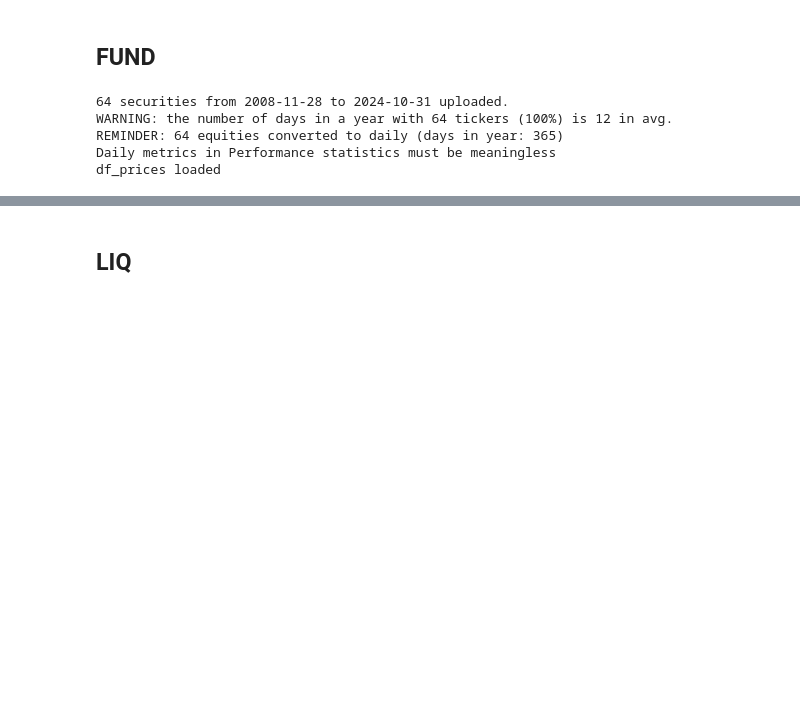
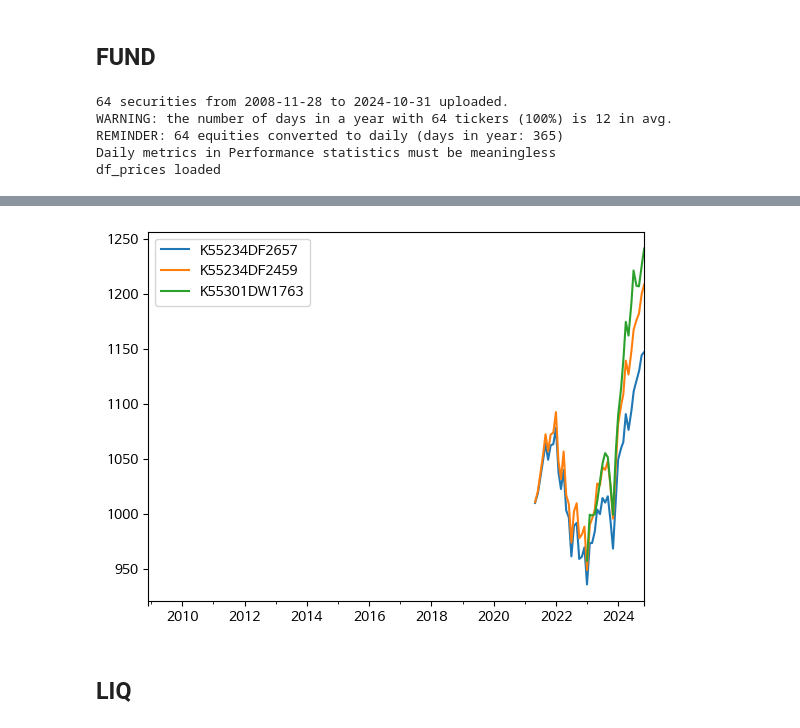
Before and after one commit to lbk209/portfolio, a Jupyter notebook: Allocate_Portfolio.ipynb, the cells around one changed output, grey strips where cells are left out. Drawn from its saved outputs; the diff is of its cells as text; code cells hidden in the pictures; blank space fills up the shorter version.

```diff
--- a/Allocate_Portfolio.ipynb
+++ b/Allocate_Portfolio.ipynb
@@ -218,3 +168,7 @@ fund.performance('sharpe', 'year')
+# %%
+_ = fund.df_prices.iloc[:, :3].plot()
+# %% [output]
+[figure, added]
 # %% [markdown]
 ## LIQ
 # %%
```
Also changed, not shown: parts of 43 cells of this notebook, 2 other files.
